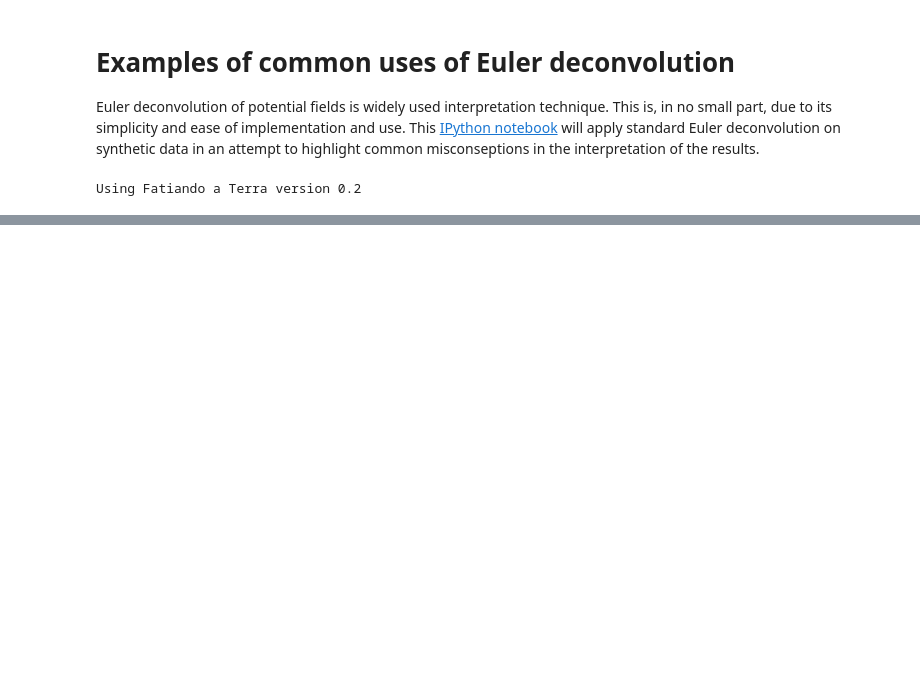
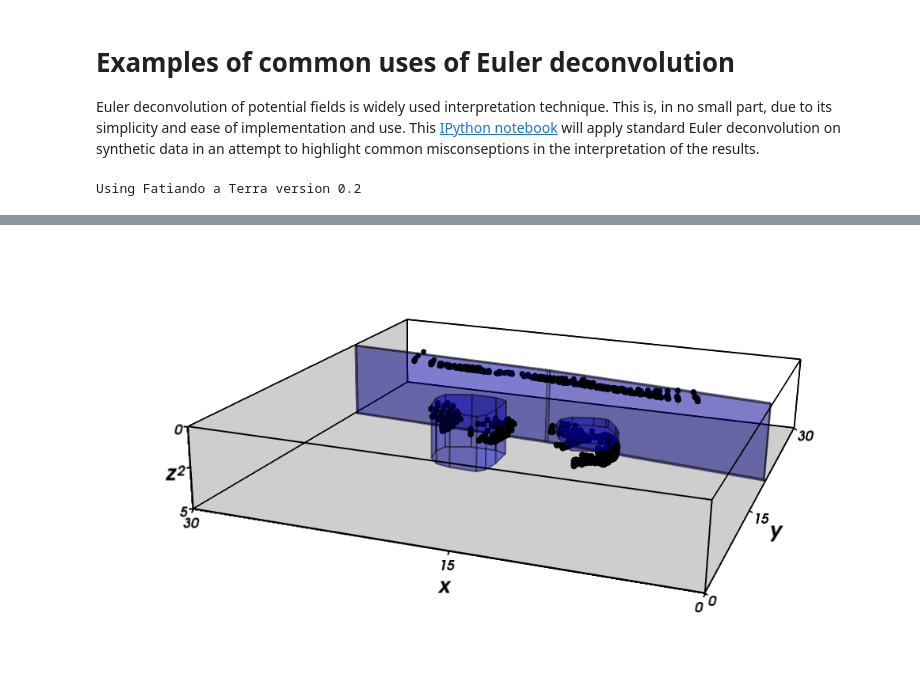
Before and after one commit to pinga-lab/paper-tle-euler-tutorial, a Jupyter notebook: euler-deconvolution-examples.ipynb, the cells around one changed output, grey strips where cells are left out. Drawn from its saved outputs; the diff is of its cells as text; code cells hidden in the pictures; blank space fills up the shorter version.

```diff
--- a/euler-deconvolution-examples.ipynb
+++ b/euler-deconvolution-examples.ipynb
@@ -135,0 +142,28 @@ myv.show()
+# %%
+scene = myv.figure(size=(1000, 600))
+myv.polyprisms(model, opacity=0.3, linewidth=2)
+myv.points([e for e in euler_s3[2].estimate_ if e[2] > 0])
+ax = myv.axes(myv.outline(bounds), ranges=[b*0.001 for b in bounds], nlabels=3, fmt='%.0f')
+ax.axes.x_label, ax.axes.y_label, ax.axes.z_label = 'x', 'y', 'z'
+myv.wall_north(bounds)
+myv.wall_bottom(bounds)
+scene.scene.camera.position = [-10753.852296021096, -59325.007533753123, -22266.66194804628]
+scene.scene.camera.focal_point = [16722.015964135739, 13784.075401721391, 4529.0411289607291]
+scene.scene.camera.view_angle = 19.2
+scene.scene.camera.view_up = [0.12859903242950413, 0.29830909042254711, -0.94576634293543571]
+scene.scene.camera.clipping_range = [43526.915602369831, 131500.63847030781]
+scene.scene.camera.compute_view_plane_normal()
+scene.scene.render()
+myv.savefig('fig/euler-solutions-3d.png')
+scene.scene.camera.position = [61783.513706029873, -51534.690503972124, -18750.237814442207]
+scene.scene.camera.focal_point = [14324.659515610345, 12669.434351699714, 2305.8434486142896]
+scene.scene.camera.view_angle = 5.033164800000001
+scene.scene.camera.view_up = [-0.14301336238889156, 0.21138117409951956, -0.96688426267807892]
+scene.scene.camera.clipping_range = [41498.787075197979, 137750.00692720726]
+scene.scene.camera.compute_view_plane_normal()
+scene.scene.render()
+myv.savefig('fig/euler-solutions-3d-zoom.png')
+myv.show()
+Image(filename='fig/euler-solutions-3d.png')
+# %% [output]
+[figure, added]
```
Also changed, not shown: parts of 6 cells of this notebook.
